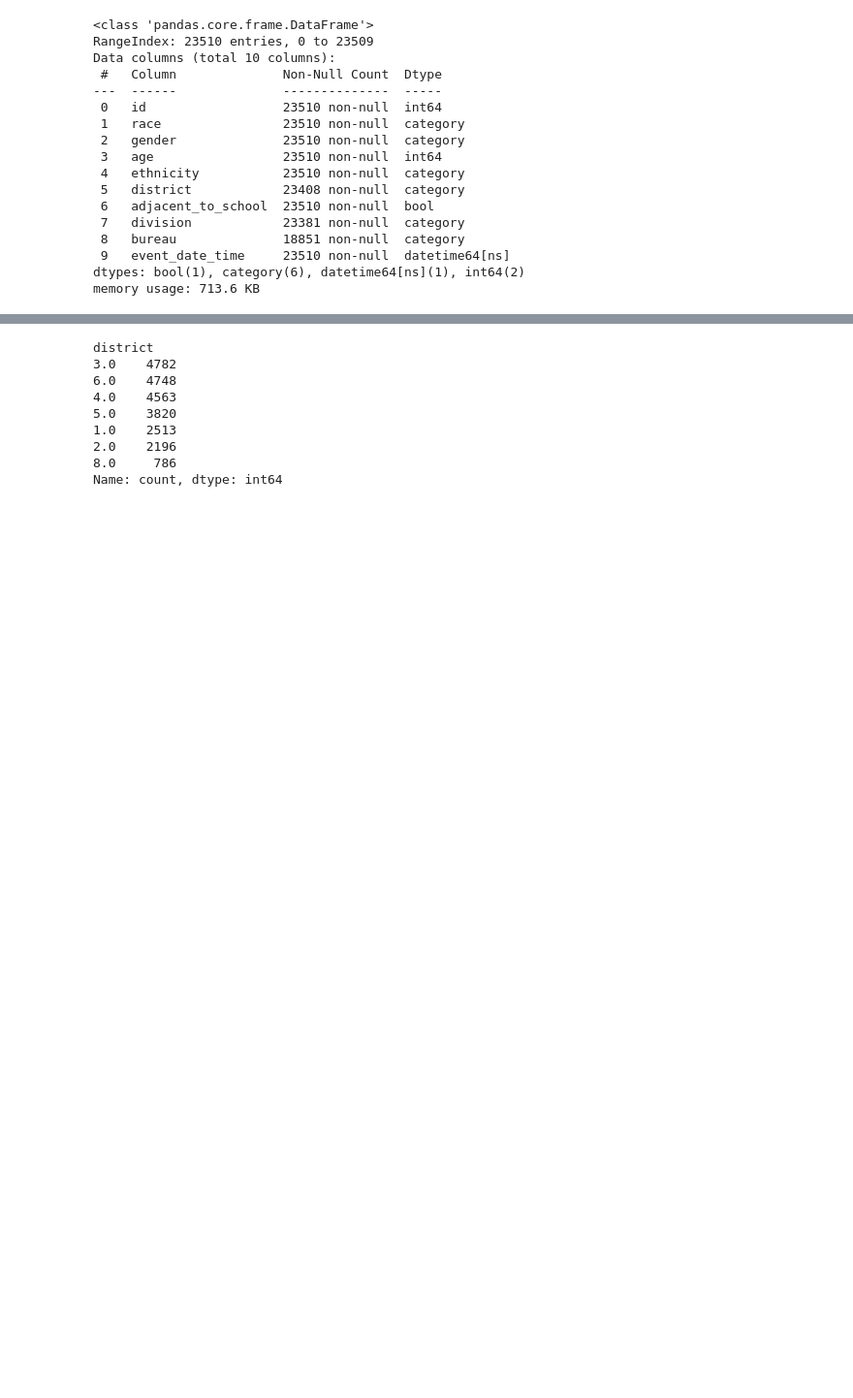
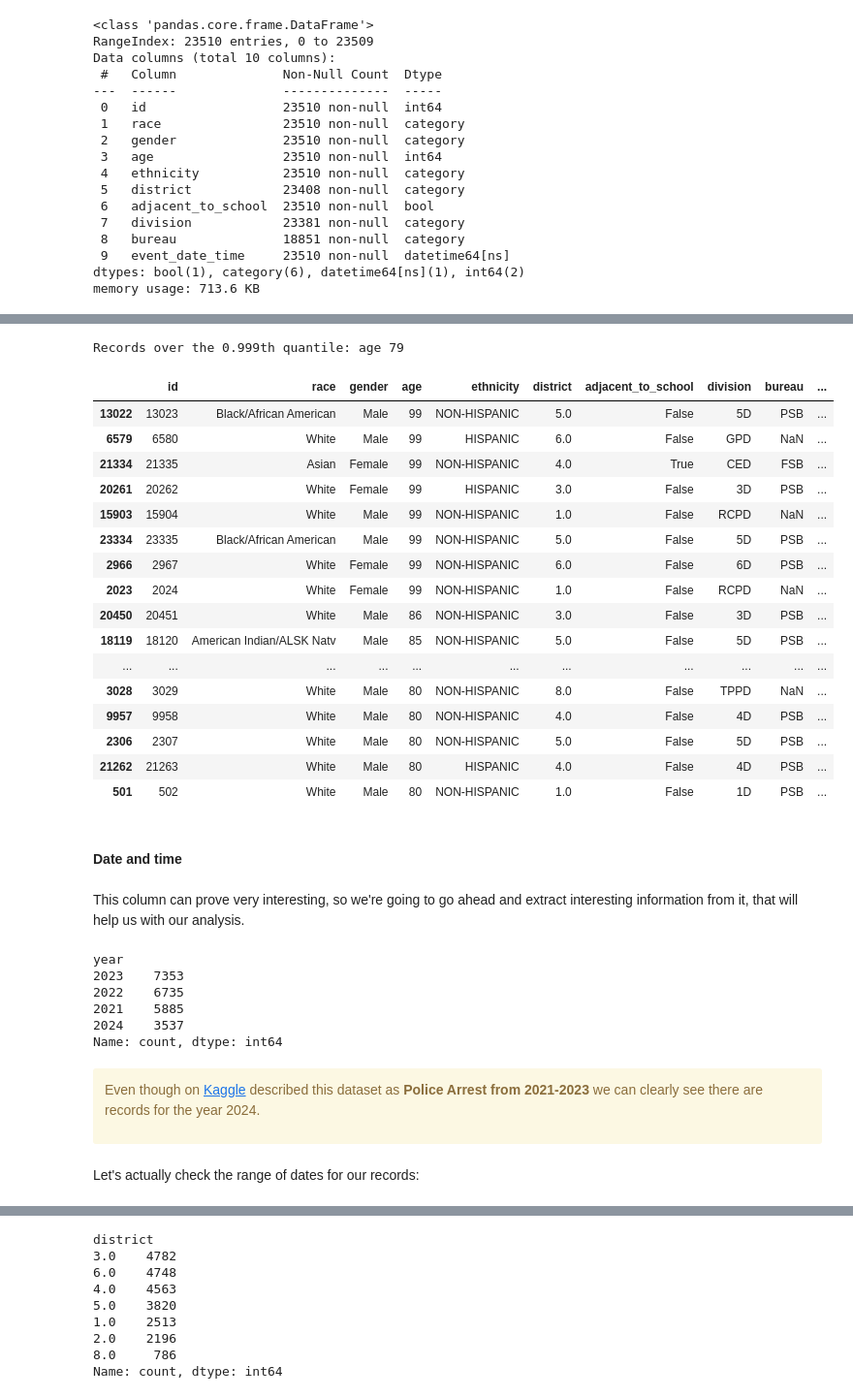
Before and after one commit to emmajslz/eda-project-police-arrest, a Jupyter notebook: police-arrests-montgomery-study.ipynb, the cells around one changed output, grey strips where cells are left out. Shown: that part at 97% size. Cells and saved outputs as stored; diff of their text form; code cells hidden in the pictures; blank space fills up the shorter version.

Commit message:
finishing the EDA and adding additional data from the US census

```diff
--- a/police-arrests-montgomery-study.ipynb
+++ b/police-arrests-montgomery-study.ipynb
@@ -239,0 +322,5 @@ memory usage: 713.6 KB
+# %%
+print(f"Statistical summary for the variable age:\n{arrests['age'].describe()}\n")
+
+age_quantiles = arrests["age"].quantile([.0, 0.001, 0.25, .5, 0.75, .9, .99, 0.999, 1])
+print(f"Quantiles for the variable age:\n{age_quantiles}\n")
@@ -239,0 +394,26 @@ memory usage: 713.6 KB
+# %%
+print(f"Records over the 0.999th quantile: age {age_quantiles[.999]:0.0f}")
+arrests[arrests["age"] > age_quantiles[.999]].sort_values(by='age', ascending=False)
+# %% [output]
+Records over the 0.999th quantile: age 79
+|  | id | race | gender | age | ethnicity | district | adjacent_to_school | division | bureau | ... |
+| 13022 | 13023 | Black/African American | Male | 99 | NON-HISPANIC | 5.0 | False | 5D | PSB | ... |
+| 6579 | 6580 | White | Male | 99 | HISPANIC | 6.0 | False | GPD | NaN | ... |
+| 21334 | 21335 | Asian | Female | 99 | NON-HISPANIC | 4.0 | True | CED | FSB | ... |
+| 20261 | 20262 | White | Female | 99 | HISPANIC | 3.0 | False | 3D | PSB | ... |
+| 15903 | 15904 | White | Male | 99 | NON-HISPANIC | 1.0 | False | RCPD | NaN | ... |
+| 23334 | 23335 | Black/African American | Male | 99 | NON-HISPANIC | 5.0 | False | 5D | PSB | ... |
+| 2966 | 2967 | White | Female | 99 | NON-HISPANIC | 6.0 | False | 6D | PSB | ... |
+| 2023 | 2024 | White | Female | 99 | NON-HISPANIC | 1.0 | False | RCPD | NaN | ... |
+| 20450 | 20451 | White | Male | 86 | NON-HISPANIC | 3.0 | False | 3D | PSB | ... |
+| 18119 | 18120 | American Indian/ALSK Natv | Male | 85 | NON-HISPANIC | 5.0 | False | 5D | PSB | ... |
+| ... | ... | ... | ... | ... | ... | ... | ... | ... | ... | ... |
+| 3028 | 3029 | White | Male | 80 | NON-HISPANIC | 8.0 | False | TPPD | NaN | ... |
+| 9957 | 9958 | White | Male | 80 | NON-HISPANIC | 4.0 | False | 4D | PSB | ... |
+| 2306 | 2307 | White | Male | 80 | NON-HISPANIC | 5.0 | False | 5D | PSB | ... |
+| 21262 | 21263 | White | Male | 80 | HISPANIC | 4.0 | False | 4D | PSB | ... |
+| 501 | 502 | White | Male | 80 | NON-HISPANIC | 1.0 | False | 1D | PSB | ... |
+# %% [markdown]
+#### Date and time
+# %% [markdown]
+This column can prove very interesting, so we're going to go ahead and extract interesting information from it, that will help us with our analysis.
@@ -239,0 +425,17 @@ memory usage: 713.6 KB
+# %%
+arrests['year'].value_counts()
+# %% [output]
+year
+2023    7353
+2022    6735
+2021    5885
+2024    3537
+Name: count, dtype: int64
+# %% [markdown]
+<div class="alert alert-block alert-warning">
+
+Even though on [Kaggle](https://www.kaggle.com/datasets/shayanshahid997/police-arrest-from-2021-2023/data) described this dataset as <b>Police Arrest from 2021-2023</b> we can clearly see there are records for the year 2024.
+
+</div>
+# %% [markdown]
+Let's actually check the range of dates for our records:
```
Also changed, not shown: parts of 154 cells of this notebook, 11 other files.
